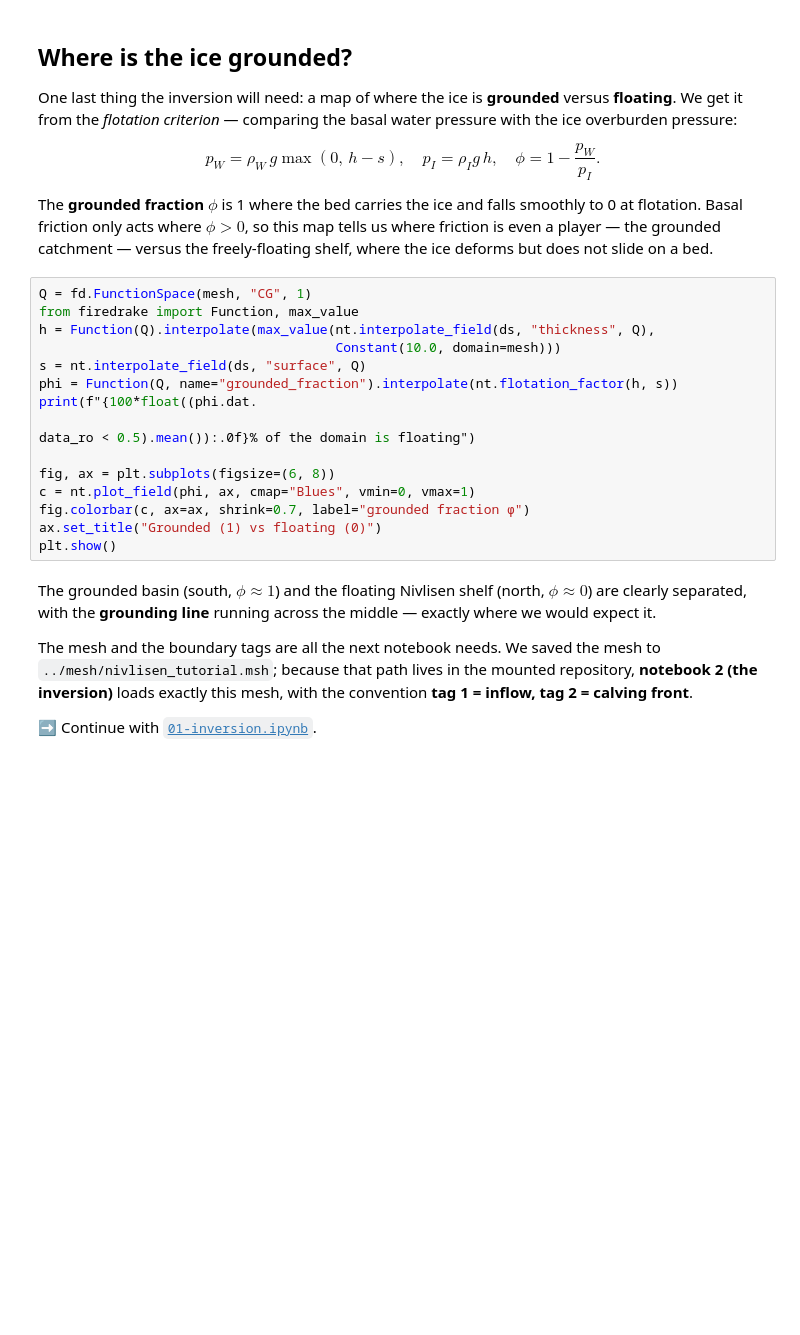
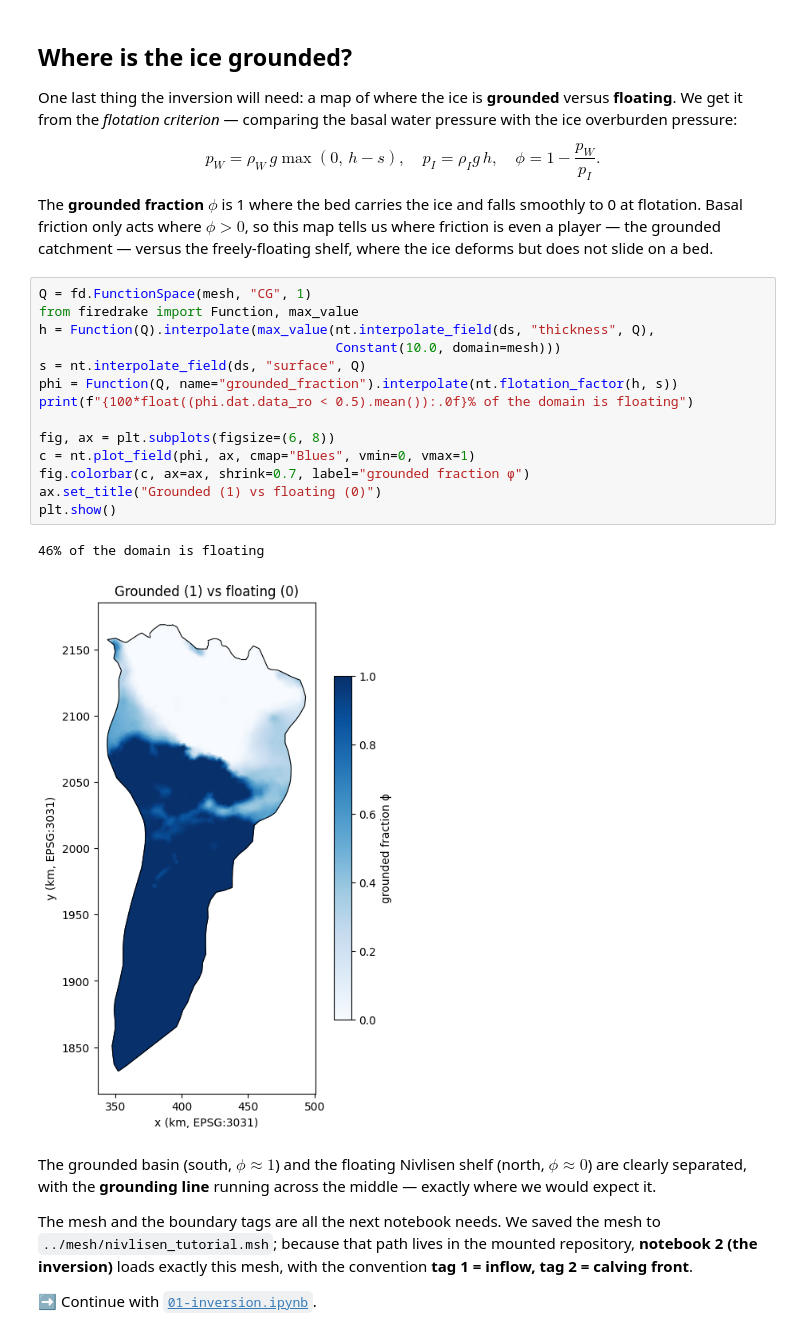
Before and after one commit to hoffmaao/nivlisen-tutorials, a Jupyter notebook: notebooks/00-domain.ipynb, the cells around one changed output. Cells and saved outputs as stored; diff of their text form; blank space fills up the shorter version.

```diff
--- a/notebooks/00-domain.ipynb
+++ b/notebooks/00-domain.ipynb
@@ -187,19 +259,20 @@ the freely-floating shelf, where the ice deforms but does not slide on a bed.
 # %%
 Q = fd.FunctionSpace(mesh, "CG", 1)
 from firedrake import Function, max_value
 h = Function(Q).interpolate(max_value(nt.interpolate_field(ds, "thickness", Q),
                                       Constant(10.0, domain=mesh)))
 s = nt.interpolate_field(ds, "surface", Q)
 phi = Function(Q, name="grounded_fraction").interpolate(nt.flotation_factor(h, s))
-print(f"{100*float((phi.dat.
-
-data_ro < 0.5).mean()):.0f}% of the domain is floating")
+print(f"{100*float((phi.dat.data_ro < 0.5).mean()):.0f}% of the domain is floating")
 
 fig, ax = plt.subplots(figsize=(6, 8))
 c = nt.plot_field(phi, ax, cmap="Blues", vmin=0, vmax=1)
 fig.colorbar(c, ax=ax, shrink=0.7, label="grounded fraction ϕ")
 ax.set_title("Grounded (1) vs floating (0)")
 plt.show()
+# %% [output]
+46% of the domain is floating
+[figure, added]
 # %% [markdown]
 The grounded basin (south, $\phi\approx1$) and the floating Nivlisen shelf
 (north, $\phi\approx0$) are clearly separated, with the **grounding line**
```
Also changed, not shown: parts of 9 cells of this notebook, 13 other files.
